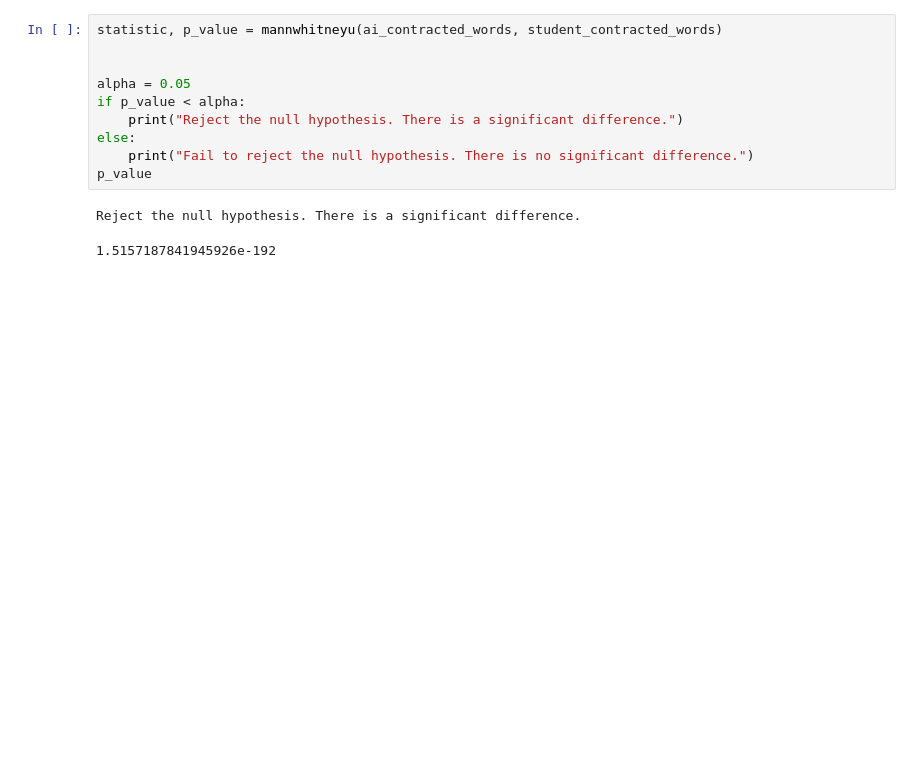
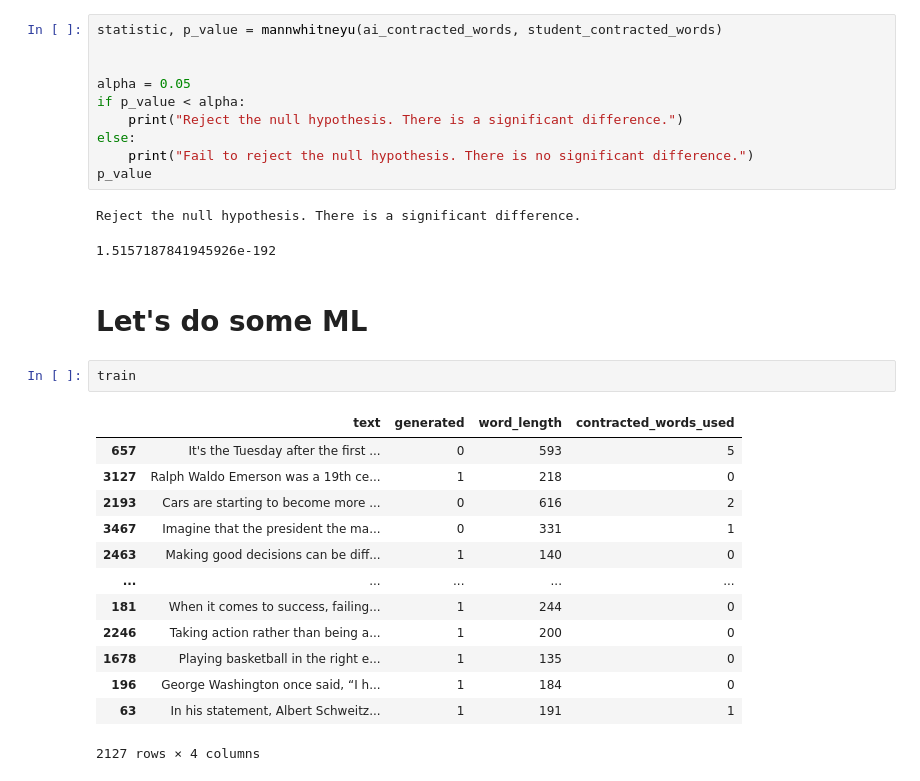
Before and after one commit to Garcia-Burch-NLP/AI-Buster, a Jupyter notebook: Josh/aquire_prep.ipynb, the cells around one changed output. Saved outputs shown, nothing was run; the diff lists cells and outputs as text; blank space fills up the shorter version.

```diff
--- a/Josh/aquire_prep.ipynb
+++ b/Josh/aquire_prep.ipynb
@@ -321,3 +317,21 @@ p_value
 # %% [output]
 Reject the null hypothesis. There is a significant difference.
 1.5157187841945926e-192
+# %% [markdown]
+# Let's do some ML
+# %%
+train
+# %% [output]
+|  | text | generated | word_length | contracted_words_used |
+| 657 | It's the Tuesday after the first ... | 0 | 593 | 5 |
+| 3127 | Ralph Waldo Emerson was a 19th ce... | 1 | 218 | 0 |
+| 2193 | Cars are starting to become more ... | 0 | 616 | 2 |
+| 3467 | Imagine that the president the ma... | 0 | 331 | 1 |
+| 2463 | Making good decisions can be diff... | 1 | 140 | 0 |
+| ... | ... | ... | ... | ... |
+| 181 | When it comes to success, failing... | 1 | 244 | 0 |
+| 2246 | Taking action rather than being a... | 1 | 200 | 0 |
+| 1678 | Playing basketball in the right e... | 1 | 135 | 0 |
+| 196 | George Washington once said, “I h... | 1 | 184 | 0 |
+| 63 | In his statement, Albert Schweitz... | 1 | 191 | 1 |
+2127 rows × 4 columns
```
Also changed, not shown: parts of 11 cells of this notebook.
